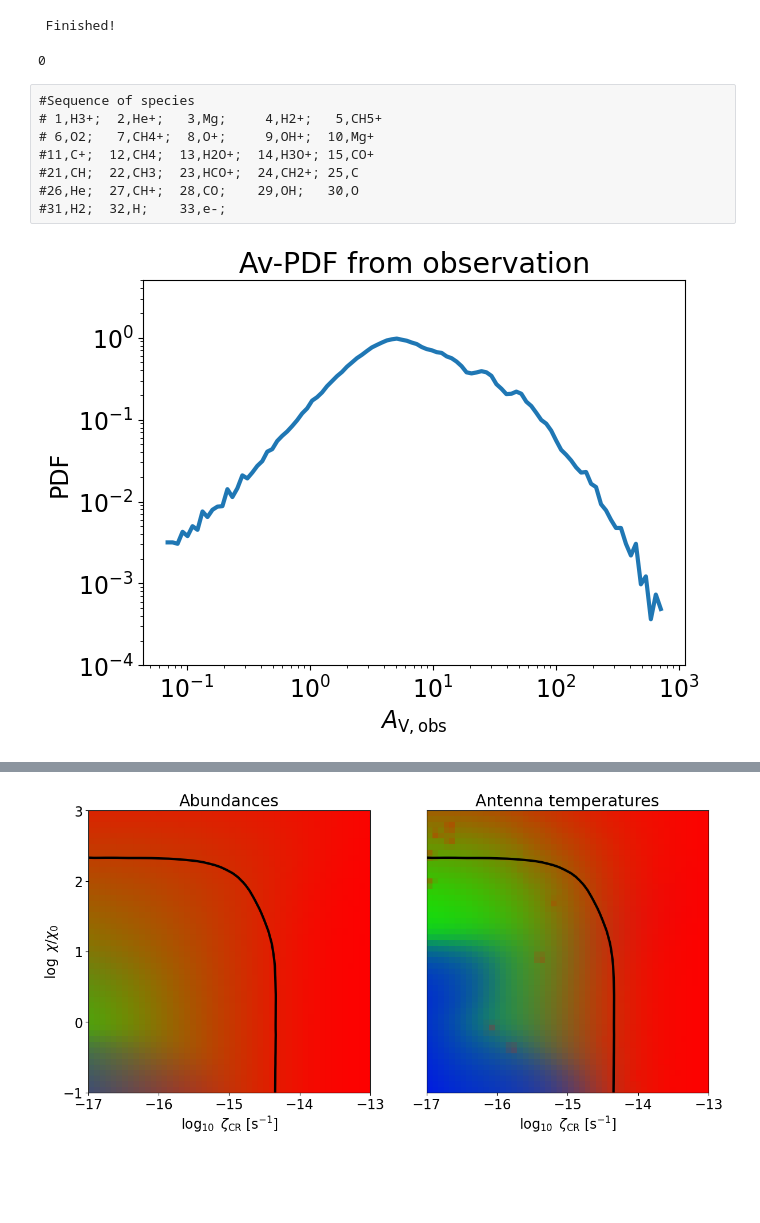
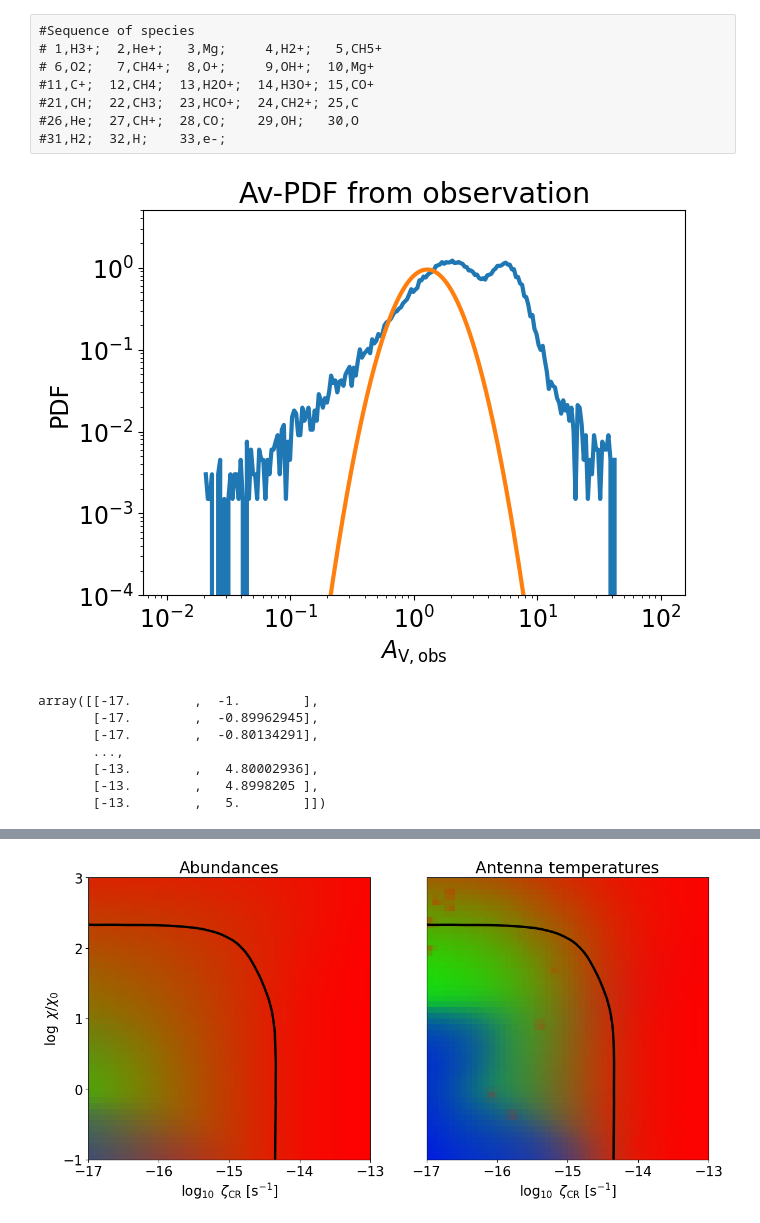
Before and after one commit to Jiangxuejian/PDFchem, a Jupyter notebook: PDFchem.ipynb, the cells around one changed output, grey strips where cells are left out. Saved outputs shown, nothing was run; the diff lists cells and outputs as text; code cells hidden in the pictures; blank space fills up the shorter version.

```diff
--- a/PDFchem.ipynb
+++ b/PDFchem.ipynb
@@ -82,0 +68,21 @@ User PDF data file available.
+# %%
+# Check if there are AV-PDF file(s) provided by the user
+
+avpdf_dir =  os.path.join('..', 'crop_image', '200pixel_pdf')
+#avpdf_dir =  os.path.join('..', 'avpdfs')
+avpdf_files= glob.glob(os.path.join(avpdf_dir,'*.dat'))
+avpdf_file = os.path.join(avpdf_dir,'avpdf_input_20_11.dat')
+
+pdf_i =  avpdf_file.split('/')[-1].split('.')[0][-6:] # e.g. _20_11
+pdfchem_output_file = os.path.join(f'pdfchem_outputs', f'output{pdf_i}.dat')
+# %%
+
+if os.path.exists(avpdf_file):
+    print(f'User PDF data file available.')
+    pdf_type = 'user'
+    subprocess.call(['./pdfchem_algorithm_PDFinput_fullG', avpdf_file, pdfchem_output_file])
+    #subprocess.call(['./pdfchem_algorithm_PDFinput', avpdf_file, pdfchem_output_file])
+else:
+    print(f'Making a PDF based on parameters av_bar={av_bar} and width={s}.')
+    pdf_type = 'model'
+    subprocess.call(['./pdfchem_algorithm_PDFinput'])
@@ -100,14 +107,12 @@ avpdf_files
 #You need to compile the algorithm (using gfortran) first to be able to run it
 #Compiling the algorithm: in a terminal and while in the directory of PDFchem,
 #                         type 'gfortran -o pdfchem_algorithm pdfchem_algorithm.f90'
-os.system('./pdfchem_algorithm_PDFinput')
+#os.system('./pdfchem_algorithm_PDFinput')
 #successful runs return "0" signal after ~30 seconds depending on your machine
-# %% [output]
- Finished!
-0
 # %%
 # read the output from the algorithm
-inputfile = 'output.dat'
+#inputfile = 'output.dat'
+outputfile = pdfchem_output_file
 title = r'PDFchem result'
 # %% [raw]
 #Sequence of species
@@ -119,7 +124,7 @@ title = r'PDFchem result'
 #31,H2;  32,H;    33,e-;
 # %%
 #CHEMISTRY RESULTS
-d = np.genfromtxt(inputfile)
+d = np.genfromtxt(outputfile)
 
 #UV radiation (Draine); cosmic-ray ionization rate (s-1); metallicity (Zsolar)
 UV = d[:,0]; CR = d[:,1]; Z = d[:,2]
@@ -144,34 +149,47 @@ Tco109 = d[:,49]
 
 #AV-PDF
 try:
-    d = np.genfromtxt('avpdf_input.dat')  # user specified PDF
+    d = np.genfromtxt(avpdf_file)  # user specified PDF
+    av = d[:,0]; pdf = d[:,1]
     av_bar = 'user AV-PDF'
     s = '*'
     #av = 10**d[:,0]
 except:
     d = np.genfromtxt('avpdf.dat')       # program generated PDF
-av = d[:,0]; pdf = d[:,1]
+d_model = np.genfromtxt('avpdf.dat')       # program generated PDF
+av_m = d_model[:,0]; pdf_m = d_model[:,1]
 # %%
 #Plot the user-defined Av,obs -- PDF
 
-plt.figure(figsize=(7,5))
+fig,ax = plt.subplots(figsize=(7,5))
 plt.loglog(av,pdf,'-',lw=3)
-plt.ylim(1e-4,5)
+plt.loglog(av_m,pdf_m,'-',lw=3)
+ax.set_ylim(1e-4,5)
 plt.xlabel(r'$A_{\rm V,obs}$')
 plt.ylabel(r'PDF')
 if pdf_type == 'user':
     plt.title('Av-PDF from observation')
 if pdf_type == 'model':
     plt.title(f'Mean={av_bar}, width={s}')
-pdf_fig_path = os.path.join('Fig_pdf', 'PDF_{}.png'.format(pdf_i))
-plt.savefig(pdf_fig_path, bbox_inches='tight')
+#pdf_fig_path = os.path.join('Fig_pdf', 'PDF_{}.png'.format(pdf_i))
+#plt.savefig(pdf_fig_path, bbox_inches='tight')
 # %% [output]
-[figure, old version]
+[figure, new version]
 # %%
 #for plotting the grid
 xi = np.linspace(min(np.log10(CR)), max(np.log10(CR)), 50)
 yi = np.linspace(min(np.log10(UV)), max(np.log10(UV)), 50)
 points = np.array([np.log10(CR),np.log10(UV)]).T
+# %%
+points
+# %% [output]
+array([[-17.        ,  -1.        ],
+       [-17.        ,  -0.89962945],
+       [-17.        ,  -0.80134291],
+       ...,
+       [-13.        ,   4.80002936],
+       [-13.        ,   4.8998205 ],
+       [-13.        ,   5.        ]])
 # %%
 #Individual plot
 
```
Also changed, not shown: parts of 11 cells of this notebook, 2 other files.
